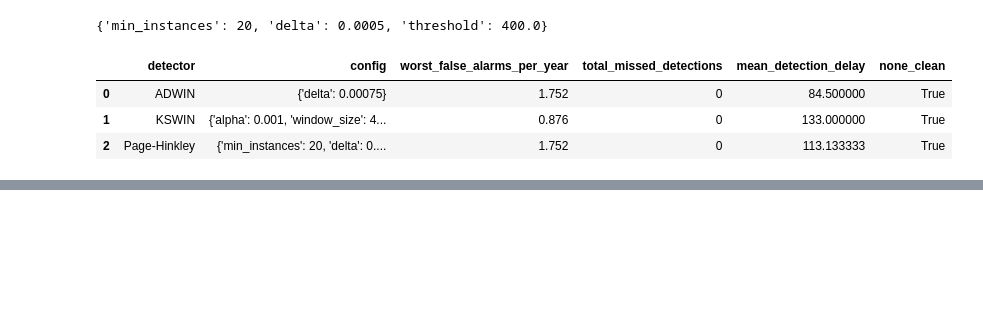
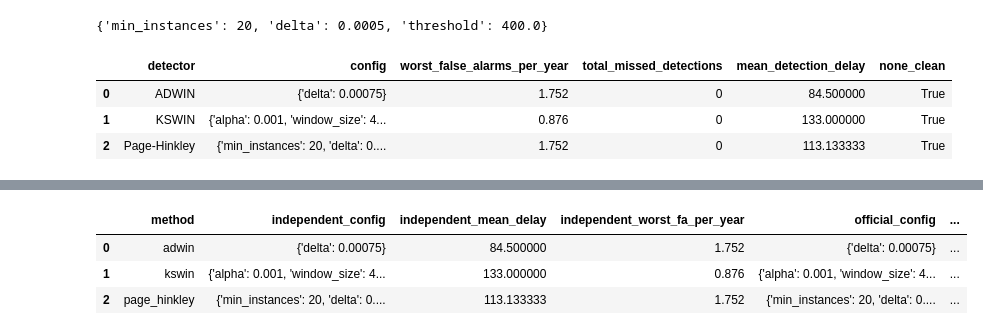
Before and after one commit to aintnoBaka7227/Detecting-and-Adapting-to-Concept-Drift-in-Time-Series-Forecasting, a Jupyter notebook: experiments/run/detection/run_independent_fine_tuning_validation.ipynb, the cells around one changed output, grey strips where cells are left out. Cells and saved outputs as stored; diff of their text form; code cells hidden in the pictures; blank space fills up the shorter version.

```diff
--- a/experiments/run/detection/run_independent_fine_tuning_validation.ipynb
+++ b/experiments/run/detection/run_independent_fine_tuning_validation.ipynb
@@ -680,0 +748,17 @@ independent_winners
+# %%
+comparison["config_match"] = (
+    comparison["independent_config"]
+    == comparison["official_config"]
+)
+
+comparison["delay_difference"] = (
+    comparison["independent_mean_delay"]
+    - comparison["official_mean_delay"]
+)
+
+comparison
+# %% [output]
+|  | method | independent_config | independent_mean_delay | independent_worst_fa_per_year | official_config | ... |
+| 0 | adwin | {'delta': 0.00075} | 84.500000 | 1.752 | {'delta': 0.00075} | ... |
+| 1 | kswin | {'alpha': 0.001, 'window_size': 4... | 133.000000 | 0.876 | {'alpha': 0.001, 'window_size': 4... | ... |
+| 2 | page_hinkley | {'min_instances': 20, 'delta': 0.... | 113.133333 | 1.752 | {'min_instances': 20, 'delta': 0.... | ... |
```
Also changed, not shown: parts of 7 cells of this notebook.
